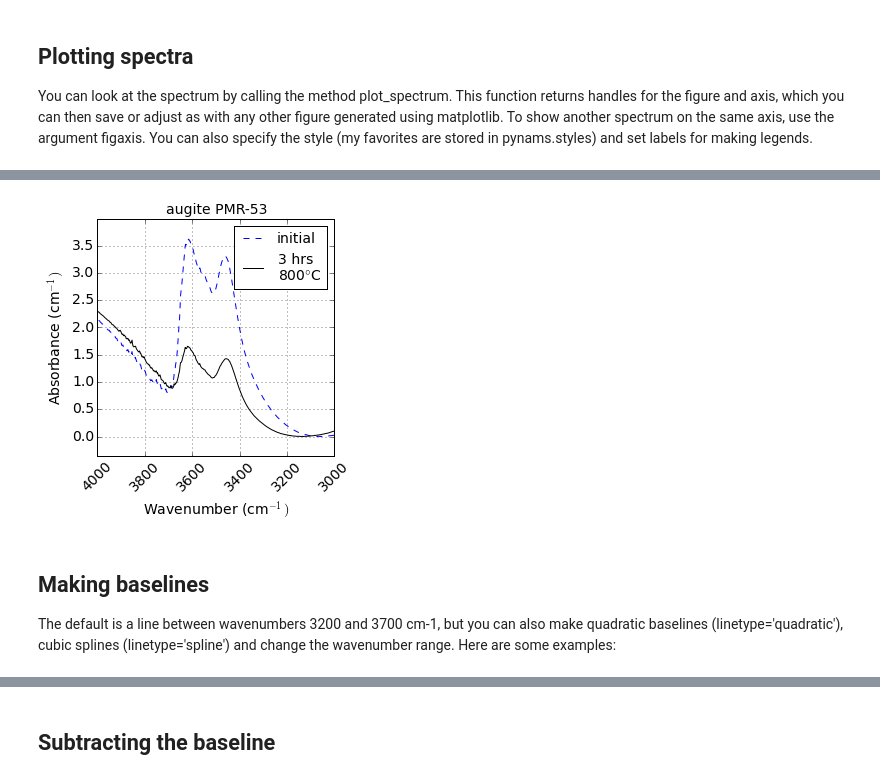
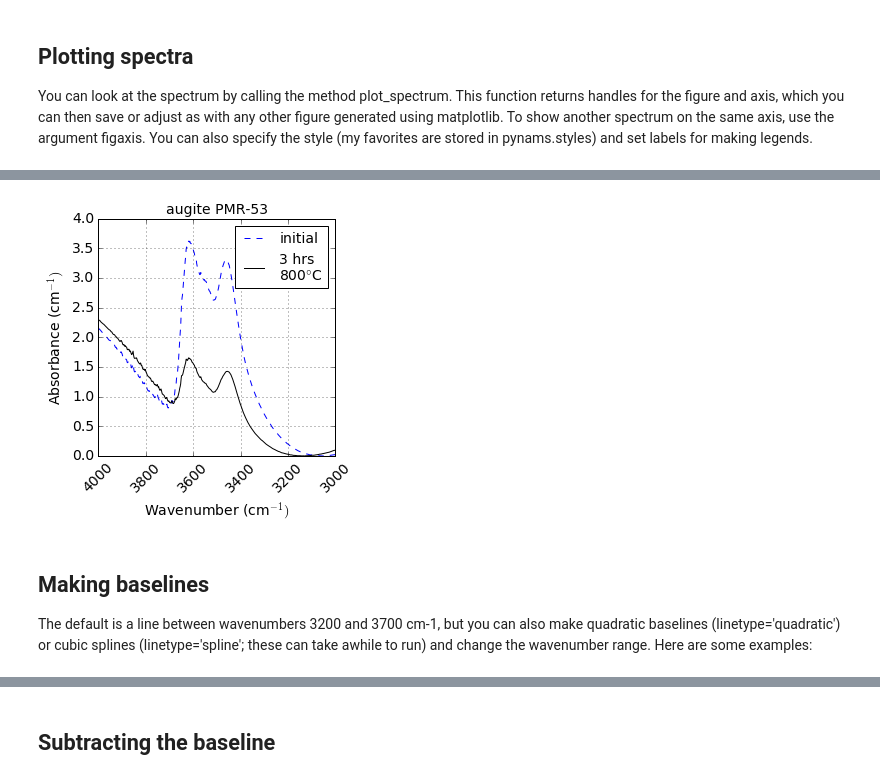
Before and after one commit to EFerriss/Pynams, a Jupyter notebook: EXAMPLES.ipynb, the cells around one changed output, grey strips where cells are left out. Drawn from its saved outputs; the diff is of its cells as text; code cells hidden in the pictures.

Commit message:
updated example notebook

```diff
--- a/EXAMPLES.ipynb
+++ b/EXAMPLES.ipynb
@@ -49,26 +48,29 @@ fig, ax = spectrum.plot_spectrum()
 # %%
 # Making second spectrum called spectrum2
 spectrum2 = pynams.Spectrum(fname = 'pynamsDemo2', thick_microns = 876.4)
 r = requests.get('https://raw.githubusercontent.com/EFerriss/HydrogenCpx/master/FTIR_CSV_FILES/P_6_unpol.CSV')
 workfile = ''.join((FTIR_file_location, spectrum2.fname,'.CSV'))
 with open(workfile, 'w') as f:
     f.write(r.content)
 pynams.make_filenames(folder=FTIR_file_location)
 
-# A more elaborate plot with two spectra
+# A larger plot with two spectra and a legend
 fig, ax = spectrum.plot_spectrum(style=pynams.styles.style_initial, label='initial')
 spectrum2.plot_spectrum(figaxis=ax, style=pynams.styles.style_1, label='3 hrs\n800$\degree$C')
 fig.set_size_inches(5, 5)
+ax.set_ylim(0, 4.)
 ax.set_title('augite PMR-53', fontsize=14)
 hleg = ax.legend(loc=1, fontsize=14)
+
+# change font sizes
 plt.tick_params(axis='both', which='major', labelsize=14)
 ax.xaxis.label.set_size(14)
 ax.yaxis.label.set_size(14)
 # %% [output]
-[figure, old version]
+[figure, new version]
 # %% [markdown]
 ## Making baselines
-The default is a line between wavenumbers 3200 and 3700 cm-1, but you can also make quadratic baselines (linetype='quadratic'), cubic splines (linetype='spline') and change the wavenumber range. Here are some examples:
+The default is a line between wavenumbers 3200 and 3700 cm-1, but you can also make quadratic baselines (linetype='quadratic') or cubic splines (linetype='spline'; these can take awhile to run) and change the wavenumber range. Here are some examples:
 # %%
 fig, ax = spectrum.plot_showbaseline()
 # %% [output]
```
Also changed, not shown: parts of 14 cells of this notebook, 7 other files.
